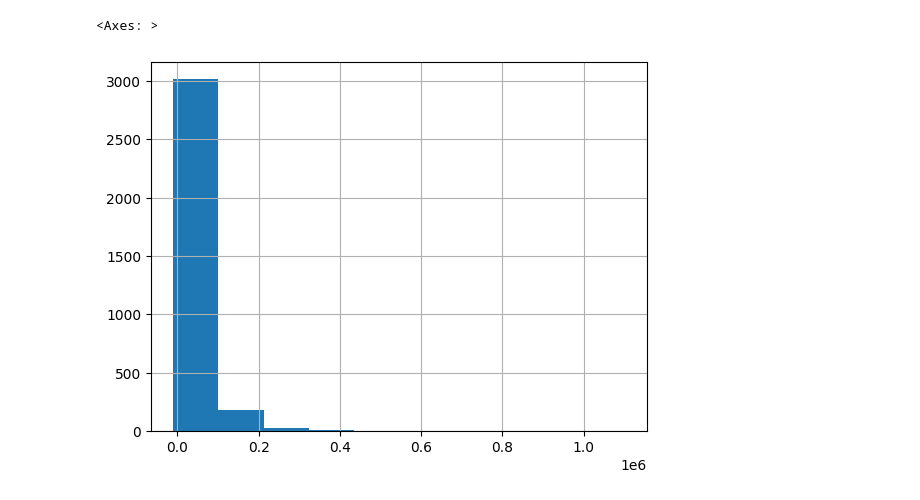
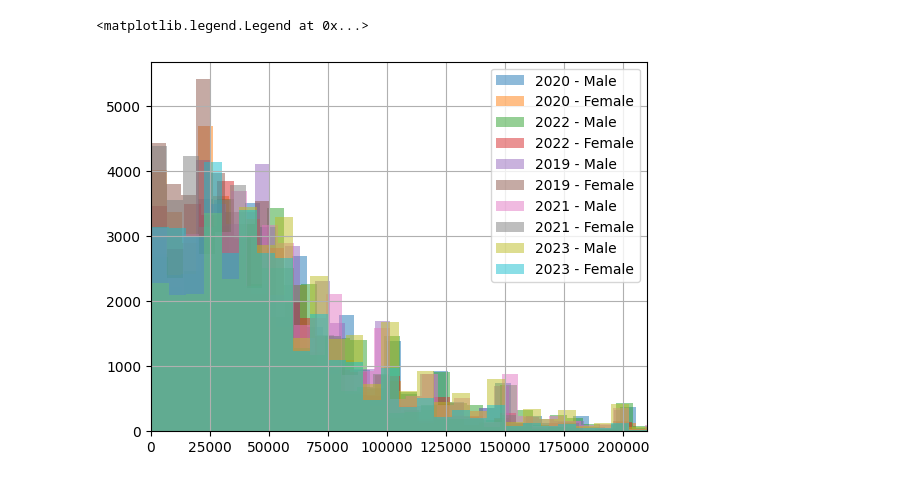
Before and after one commit to mlouielu/cps-info-viz, a Jupyter notebook: playground.ipynb, the cells around one changed output. Saved outputs shown, nothing was run; the diff lists cells and outputs as text; code cells hidden in the pictures.

```diff
--- a/playground.ipynb
+++ b/playground.ipynb
@@ -1,5 +1,5 @@
 # %%
-from pycps import get_asec, get_basic
+h
 
 BASIC_COLS = [
     "HEFAMINC",  # Family income
@@ -34,14 +34,33 @@ ASEC_COLS = [
     "GTCBSASZ",  # metropolitan area size
     "GTCO",  # fips county code
     "GESTFIPS",  # fips state code
+    "A_SEX", # person gender
     "A_AGE",  # person age
+    "A_WKSTAT", # Full/part-time status
+    "WSAL_VAL", # total wage & salary earnings (comb. ERN_VAL, i f ERN_SRCE=1, and WS_VAL)
     "DSAB_VAL",  # disability income
     "PRDTRACE",  # race
     "PEDISPHY",  # serious difficulty walking or climbing
     "PEDISDRS",  # difficluty dressing or bathing
     "PEDISOUT",  # physical, mental, or emotional condition, difficulty doing errands
     "HRSWK",  # hours per week at main job
+    "INDUSTRY",
+    "WEIND",
+    "WEMIND",
+    "OCCUP",
+    "POCCU2",
+    "WEMOCG",
+    "LJCW"
 ]
+
+#Table 1 – I&O Details for Current Job (Basic CPS) and Longest Job (ASEC Supplement)
+
+PICKLE_DIR = pathlib.Path("data")
+# %%
+asec = {}
+for asec_pkl in PICKLE_DIR.glob("asec_*.pkl"):
+    yrs = asec_pkl.stem[5:9]
+    asec[yrs] = pickle.load(open(asec_pkl, "rb"))
 # %%
 asec = get_asec(2019, ASEC_COLS)
 # %%
@@ -62,5 +89,21 @@ set(asec["h_idnum"]) & set(basic["hrhhid"].astype(str) + basic["hrhhid2"].astype
 # %%
-asec[asec["gestfips"] == 13]["pearnval"].hist()
+fig, ax = plt.subplots()
+
+
+for yrs in asec:
+    mean = asec[yrs]['pearnval'].mean()
+    std_dev = asec[yrs]['pearnval'].std()
+
+    lower_bound = 10
+    upper_bound = mean + 3 * std_dev  # adjust multiplier as needed
+    filtered_data = asec[yrs][(asec[yrs]['pearnval'] >= lower_bound) & (asec[yrs]['pearnval'] <= upper_bound)]
+    filtered_data[filtered_data["a_sex"] == 1]["pearnval"].hist(ax=ax, bins=32, alpha=0.5, label=f"{yrs} - Male")
+    filtered_data[filtered_data["a_sex"] == 2]["pearnval"].hist(ax=ax, bins=32, alpha=0.5, label=f"{yrs} - Female")
+
+
+
+ax.set_xlim(0, 2.1e5)
+ax.legend()
 # %% [output]
-<Axes: >
+<matplotlib.legend.Legend at 0x...>
-[figure, old version]
+[figure, new version]
```
Also changed, not shown: parts of 3 cells of this notebook.
